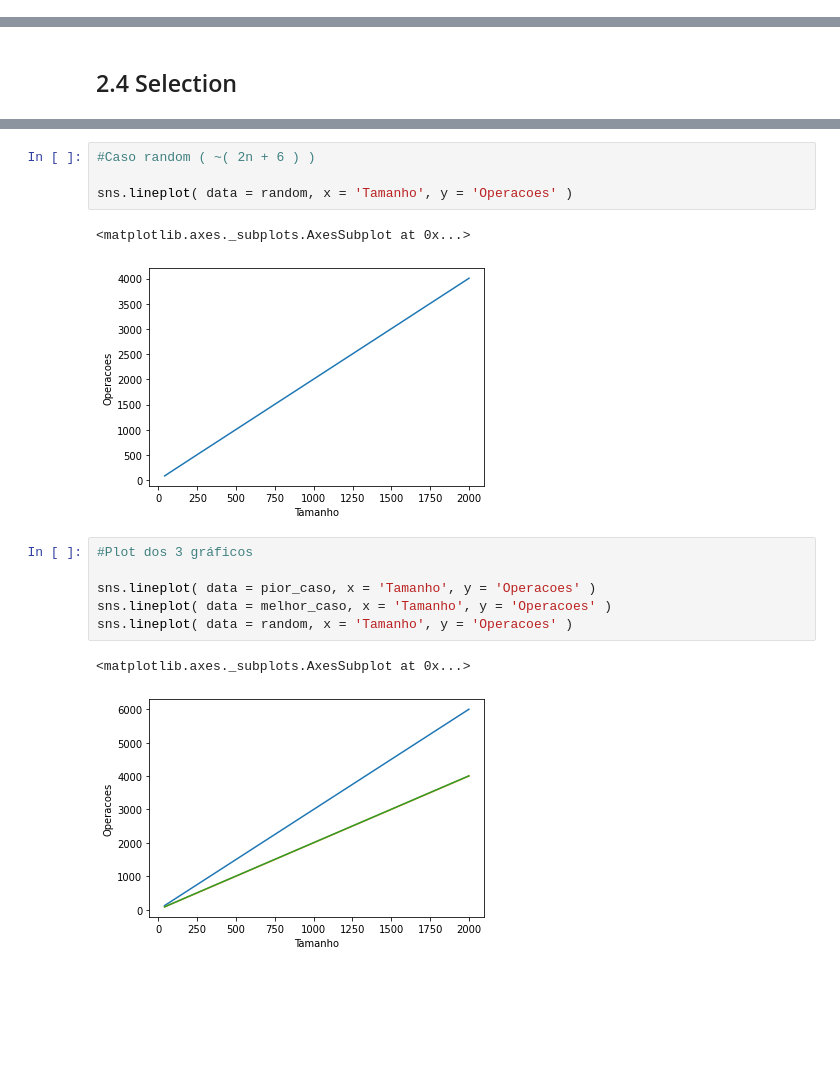
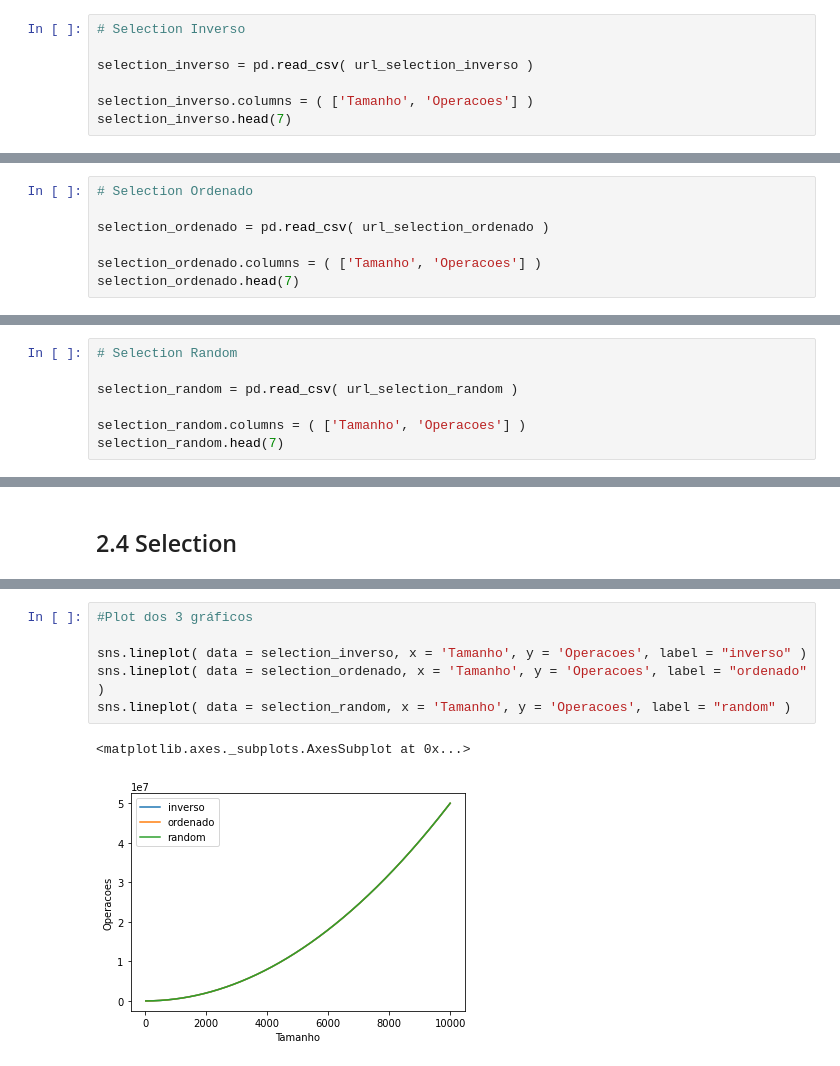
Before and after one commit to GuilhermeRuy97/PAA, a Jupyter notebook: PAA_Trab1.ipynb, the cells around one changed output, grey strips where cells are left out. Saved outputs shown, nothing was run; the diff lists cells and outputs as text; blank space fills up the shorter version.

```diff
--- a/PAA_Trab1.ipynb
+++ b/PAA_Trab1.ipynb
@@ -77,0 +203,7 @@ pior_caso
+# %%
+# Selection Inverso
+
+selection_inverso = pd.read_csv( url_selection_inverso )
+
+selection_inverso.columns = ( ['Tamanho', 'Operacoes'] )
+selection_inverso.head(7)
@@ -77,0 +219,7 @@ pior_caso
+# %%
+# Selection Ordenado
+
+selection_ordenado = pd.read_csv( url_selection_ordenado )
+
+selection_ordenado.columns = ( ['Tamanho', 'Operacoes'] )
+selection_ordenado.head(7)
@@ -77,0 +235,7 @@ pior_caso
+# %%
+# Selection Random
+
+selection_random = pd.read_csv( url_selection_random )
+
+selection_random.columns = ( ['Tamanho', 'Operacoes'] )
+selection_random.head(7)
@@ -102,16 +288,9 @@ sns.lineplot( data = pior_caso, x = 'Tamanho', y = 'Operacoes' )
-# %%
-#Caso random ( ~( 2n + 6 ) )
-
-sns.lineplot( data = random, x = 'Tamanho', y = 'Operacoes' )
-# %% [output]
-<matplotlib.axes._subplots.AxesSubplot at 0x...>
-[figure, removed]
 # %%
 #Plot dos 3 gráficos
 
-sns.lineplot( data = pior_caso, x = 'Tamanho', y = 'Operacoes' )
-sns.lineplot( data = melhor_caso, x = 'Tamanho', y = 'Operacoes' )
-sns.lineplot( data = random, x = 'Tamanho', y = 'Operacoes' )
+sns.lineplot( data = selection_inverso, x = 'Tamanho', y = 'Operacoes', label = "inverso" )
+sns.lineplot( data = selection_ordenado, x = 'Tamanho', y = 'Operacoes', label = "ordenado" )
+sns.lineplot( data = selection_random, x = 'Tamanho', y = 'Operacoes', label = "random" )
 # %% [output]
 <matplotlib.axes._subplots.AxesSubplot at 0x...>
-[figure, old version]
+[figure, new version]
```
Also changed, not shown: parts of 24 cells of this notebook.
